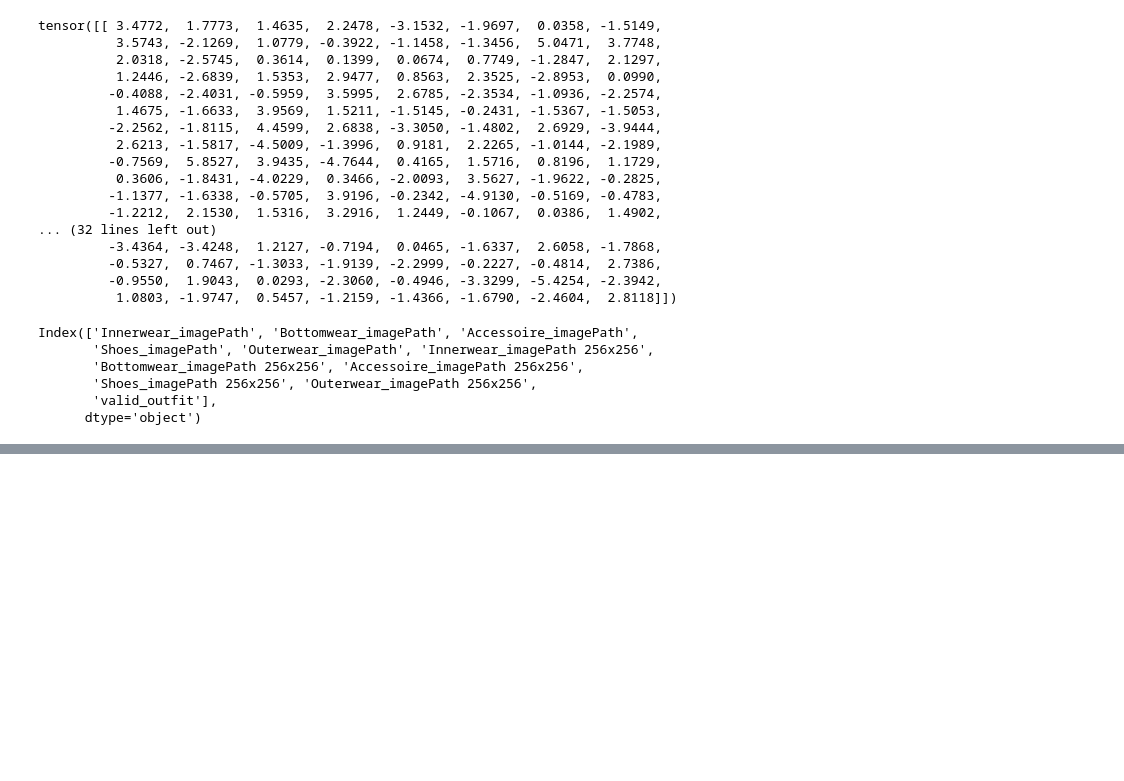
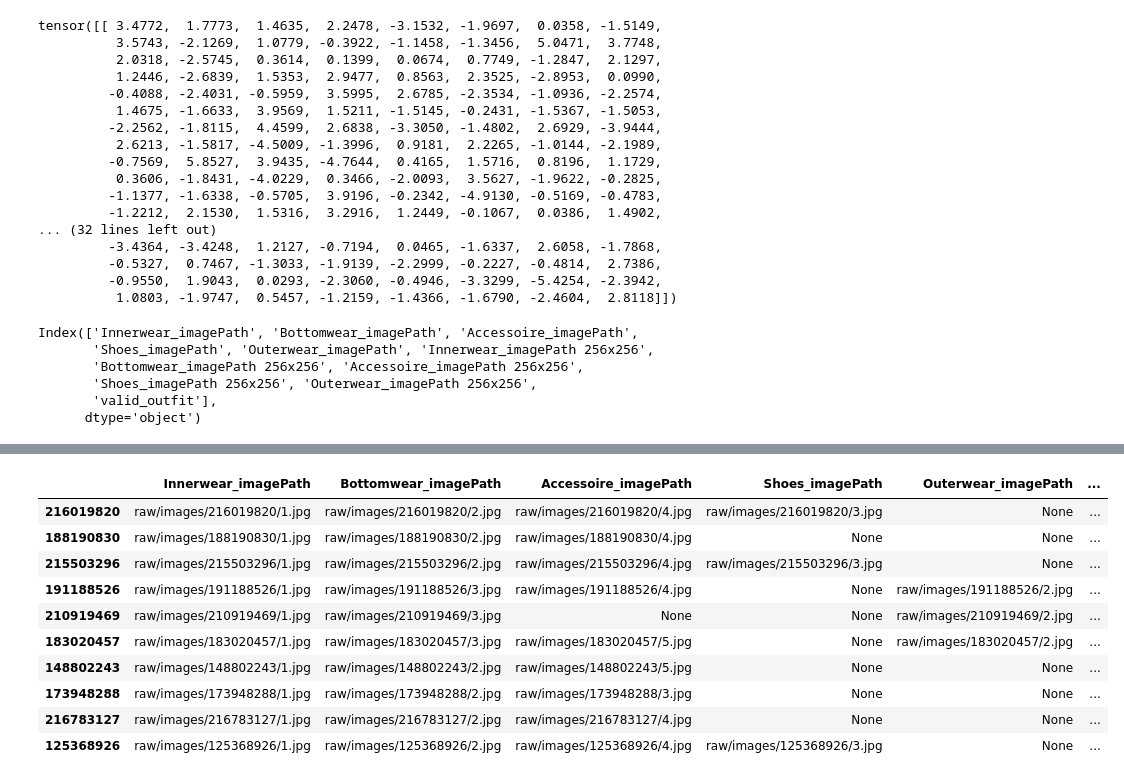
Before and after one commit to RomanZberg/DSPRO2-outfit-recommendation, a Jupyter notebook: basic-models/Set_Embedding_PCA.ipynb, the cells around one changed output, grey strips where cells are left out. Cells and saved outputs as stored; diff of their text form; code cells hidden in the pictures; blank space fills up the shorter version.

```diff
--- a/basic-models/Set_Embedding_PCA.ipynb
+++ b/basic-models/Set_Embedding_PCA.ipynb
@@ -190,7 +191,4 @@ Index(['Innerwear_imagePath', 'Bottomwear_imagePath', 'Accessoire_imagePath',
        'Shoes_imagePath 256x256', 'Outerwear_imagePath 256x256',
        'valid_outfit'],
       dtype='object')
-# %%
-for col in Columns_to_embed:
-    df[f'{col}_Embedded'] = df[col].apply(lambda x: dinov2_classifier(f'../{x}'))
 # %%
@@ -200,0 +215,19 @@ KeyError: '../None'
+# %%
+for col in Columns_to_embed:
+    df_not_none = df[df[col].notna()]
+    df_not_none = df_not_none.head(10) #TODO: remove this line
+    df.loc[df_not_none.index, f'{col}_Embedded'] = df_not_none[col].apply(lambda x: dinov2_classifier(f'../{x}'))
+# %%
+df.sample(10)
+# %% [output]
+|  | Innerwear_imagePath | Bottomwear_imagePath | Accessoire_imagePath | Shoes_imagePath | Outerwear_imagePath | ... |
+| 216019820 | raw/images/216019820/1.jpg | raw/images/216019820/2.jpg | raw/images/216019820/4.jpg | raw/images/216019820/3.jpg | None | ... |
+| 188190830 | raw/images/188190830/1.jpg | raw/images/188190830/2.jpg | raw/images/188190830/4.jpg | None | None | ... |
+| 215503296 | raw/images/215503296/1.jpg | raw/images/215503296/2.jpg | raw/images/215503296/4.jpg | raw/images/215503296/3.jpg | None | ... |
+| 191188526 | raw/images/191188526/1.jpg | raw/images/191188526/3.jpg | raw/images/191188526/4.jpg | None | raw/images/191188526/2.jpg | ... |
+| 210919469 | raw/images/210919469/1.jpg | raw/images/210919469/3.jpg | None | None | raw/images/210919469/2.jpg | ... |
+| 183020457 | raw/images/183020457/1.jpg | raw/images/183020457/3.jpg | raw/images/183020457/5.jpg | None | raw/images/183020457/2.jpg | ... |
+| 148802243 | raw/images/148802243/1.jpg | raw/images/148802243/2.jpg | raw/images/148802243/5.jpg | None | None | ... |
+| 173948288 | raw/images/173948288/1.jpg | raw/images/173948288/2.jpg | raw/images/173948288/3.jpg | None | None | ... |
+| 216783127 | raw/images/216783127/1.jpg | raw/images/216783127/2.jpg | raw/images/216783127/4.jpg | None | None | ... |
+| 125368926 | raw/images/125368926/1.jpg | raw/images/125368926/2.jpg | raw/images/125368926/4.jpg | raw/images/125368926/3.jpg | None | ... |
```
Also changed, not shown: parts of 25 cells of this notebook.
